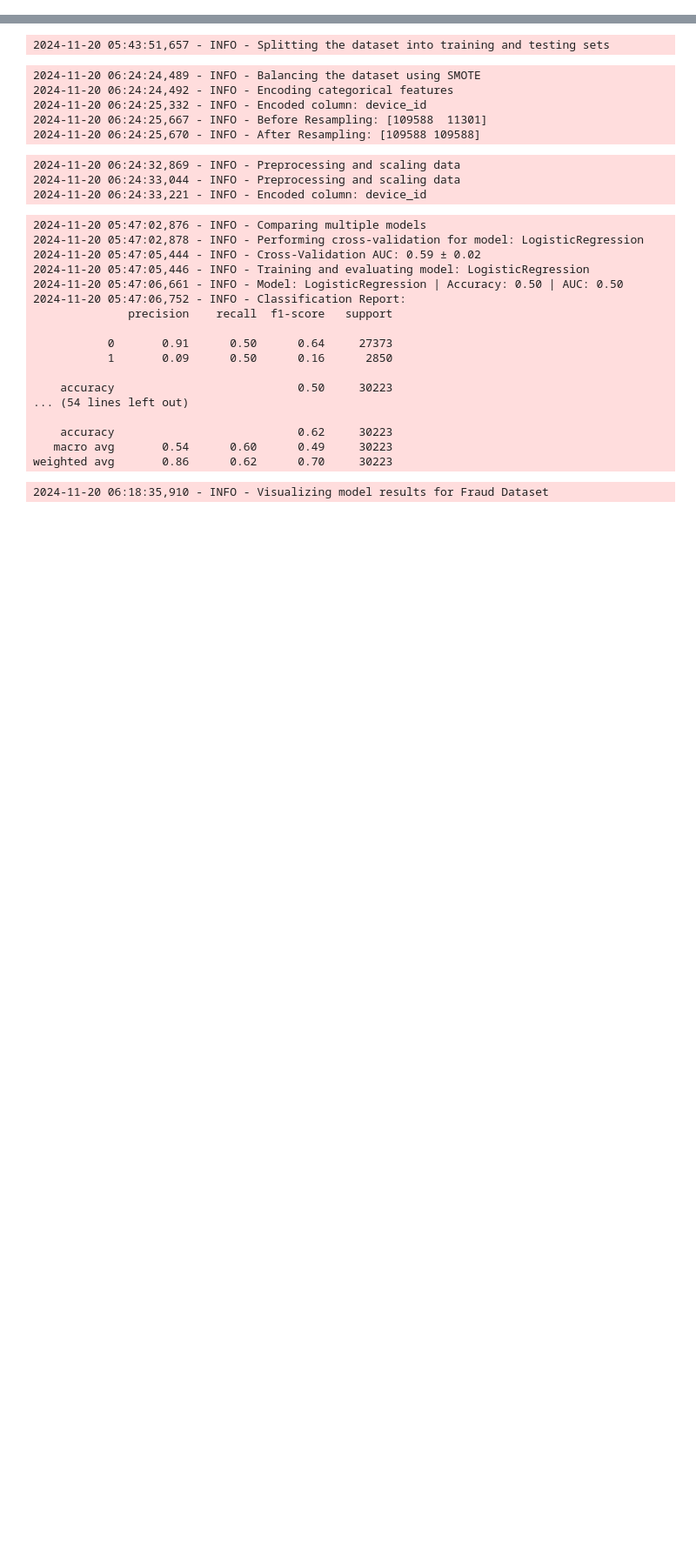
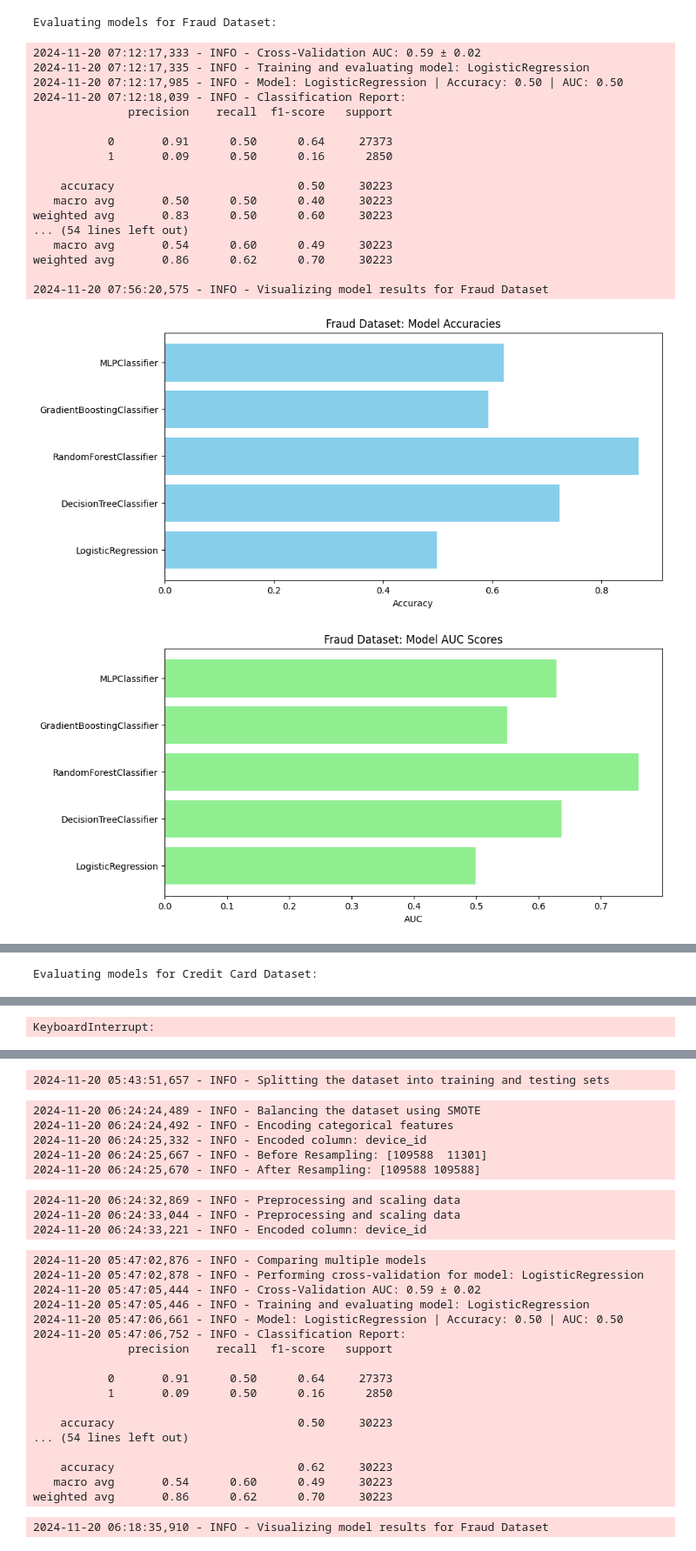
Before and after one commit to AmanReshid/EcomBank-FraudDetection, a Jupyter notebook: notebooks/model-building-training.ipynb, the cells around one changed output, grey strips where cells are left out. Shown at 87% size. Cells and saved outputs as stored; diff of their text form; code cells hidden in the pictures; blank space fills up the shorter version.

```diff
--- a/notebooks/model-building-training.ipynb
+++ b/notebooks/model-building-training.ipynb
@@ -7,5 +17,18 @@ from model_training import *
 # %%
+# Load preprocessed datasets
 X_fraud = pd.read_csv("../data/X_fraud.csv")
-y_fraud = pd.read_csv("../data/y_fraud.csv")
+y_fraud = pd.read_csv("../data/y_fraud.csv").squeeze()  # Convert to Series
+
 X_creditcard = pd.read_csv("../data/X_creditcard.csv")
-y_creditcard = pd.read_csv("../data/y_creditcard.csv")
+y_creditcard = pd.read_csv("../data/y_creditcard.csv").squeeze()  # Convert to Series
+
+# Display basic information
+print("Fraud Dataset Features:")
+print(X_fraud.info())
+print("\nFraud Dataset Target:")
+print(y_fraud.value_counts())
+
+print("\nCredit Card Dataset Features:")
+print(X_creditcard.info())
+print("\nCredit Card Dataset Target:")
+print(y_creditcard.value_counts())
@@ -11,0 +55,13 @@ y_creditcard = pd.read_csv("../data/y_creditcard.csv")
+# %%
+# Split the data
+X_fraud_train, X_fraud_test, y_fraud_train, y_fraud_test = split_data(X_fraud, y_fraud)
+X_credit_train, X_credit_test, y_credit_train, y_credit_test = split_data(X_creditcard, y_creditcard)
+
+# Balance and scale the fraud dataset
+X_fraud_train_balanced, y_fraud_train_balanced = balance_data(X_fraud_train, y_fraud_train)
+X_fraud_train_scaled = preprocess_and_scale_data(X_fraud_train_balanced)
+X_fraud_test_scaled = preprocess_and_scale_data(X_fraud_test)
+
+# Scale the credit card dataset
+X_credit_train_scaled = preprocess_and_scale_data(X_credit_train)
+X_credit_test_scaled = preprocess_and_scale_data(X_credit_test)
@@ -11,0 +83,11 @@ y_creditcard = pd.read_csv("../data/y_creditcard.csv")
+# %%
+# Train and compare models for Fraud Dataset
+print("Evaluating models for Fraud Dataset:")
+fraud_results = compare_models(X_fraud_train_scaled, X_fraud_test_scaled, y_fraud_train_balanced, y_fraud_test)
+plot_model_results(fraud_results, "Fraud Dataset")
+
+# Train and compare models for Credit Card Dataset
+print("Evaluating models for Credit Card Dataset:")
+credit_results = compare_models(X_credit_train_scaled, X_credit_test_scaled, y_credit_train, y_credit_test)
+plot_model_results(credit_results, "Credit Card Dataset")
+# %% [output]
@@ -11,0 +96,20 @@ y_creditcard = pd.read_csv("../data/y_creditcard.csv")
+Evaluating models for Fraud Dataset:
+2024-11-20 07:12:17,333 - INFO - Cross-Validation AUC: 0.59 ± 0.02
+2024-11-20 07:12:17,335 - INFO - Training and evaluating model: LogisticRegression
+2024-11-20 07:12:17,985 - INFO - Model: LogisticRegression | Accuracy: 0.50 | AUC: 0.50
+2024-11-20 07:12:18,039 - INFO - Classification Report:
+              precision    recall  f1-score   support
+
+           0       0.91      0.50      0.64     27373
+           1       0.09      0.50      0.16      2850
+
+    accuracy                           0.50     30223
+   macro avg       0.50      0.50      0.40     30223
+weighted avg       0.83      0.50      0.60     30223
+... (54 lines left out)
+   macro avg       0.54      0.60      0.49     30223
+weighted avg       0.86      0.62      0.70     30223
+
+2024-11-20 07:56:20,575 - INFO - Visualizing model results for Fraud Dataset
+[figure, added]
+[figure, added]
@@ -11,0 +118 @@ y_creditcard = pd.read_csv("../data/y_creditcard.csv")
+Evaluating models for Credit Card Dataset:
@@ -11,0 +136 @@ y_creditcard = pd.read_csv("../data/y_creditcard.csv")
+KeyboardInterrupt:
```
Also changed, not shown: parts of 9 cells of this notebook.
